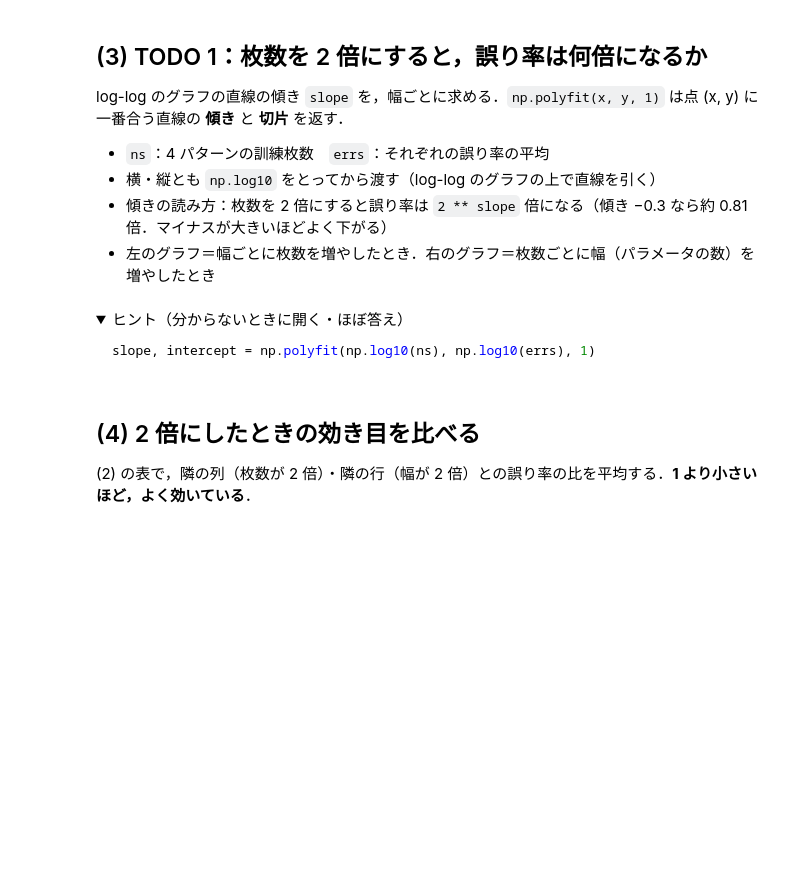
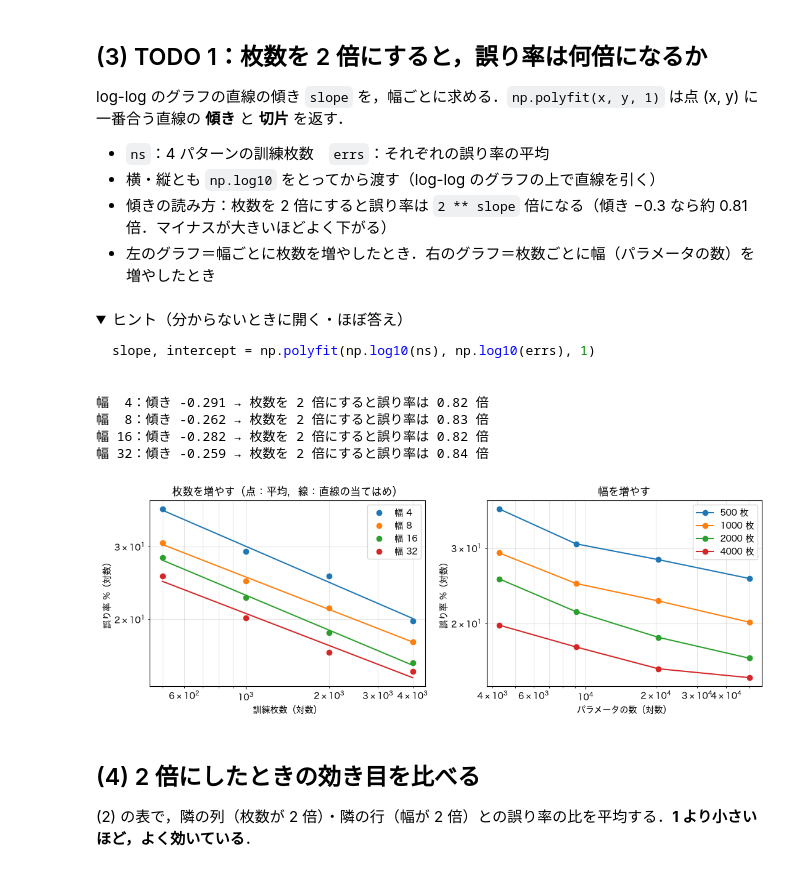
Before and after one commit to Contact-K/2026AI_TD, a Jupyter notebook: course1/day7/ex1.ipynb, the cells around one changed output. Saved outputs shown, nothing was run; the diff lists cells and outputs as text; code cells hidden in the pictures; folded sections open; blank space fills up the shorter version.

```diff
--- a/course1/day7/ex1.ipynb
+++ b/course1/day7/ex1.ipynb
@@ -119,25 +162,31 @@ slope, intercept = np.polyfit(np.log10(ns), np.log10(errs), 1)
 # %%
 todo_check("TODO 1")   # 下の「...」が残っていたら，ここで止まる
 ns = np.array(N_TRAIN)
 fits = {}
 for width in WIDTHS:
     errs = mean.loc[width].to_numpy()
-    slope, intercept = ...   # np.polyfit(横の値, 縦の値, 1)．横・縦とも np.log10 をとってから渡す
+    slope, intercept = np.polyfit(np.log10(ns), np.log10(errs), 1)   # np.polyfit(横の値, 縦の値, 1)．横・縦とも np.log10 をとってから渡す
     fits[width] = (slope, intercept)
     print(f"幅 {width:2d}：傾き {slope:.3f} → 枚数を 2 倍にすると誤り率は {2 ** slope:.2f} 倍")
 
 fig, ax = plt.subplots(1, 2, figsize=(11, 4))
 for width in WIDTHS:
     slope, intercept = fits[width]
     line = ax[0].plot(ns, mean.loc[width], "o", label=f"幅 {width}")[0]
     ax[0].plot(ns, 10 ** (intercept + slope * np.log10(ns)), "-", color=line.get_color())
 for n in N_TRAIN:
     ax[1].plot(params, mean[n], "o-", label=f"{n} 枚")
 for a, xl in zip(ax, ["訓練枚数", "パラメータの数"]):
     a.set_xscale("log"); a.set_yscale("log"); a.set_xlabel(xl + "（対数）"); a.set_ylabel("誤り率 %（対数）")
     a.grid(True, which="both", alpha=0.3); a.legend()
 ax[0].set_title("枚数を増やす（点：平均，線：直線の当てはめ）"); ax[1].set_title("幅を増やす")
 plt.tight_layout(); plt.show()
+# %% [output]
+幅  4：傾き -0.291 → 枚数を 2 倍にすると誤り率は 0.82 倍
+幅  8：傾き -0.262 → 枚数を 2 倍にすると誤り率は 0.83 倍
+幅 16：傾き -0.282 → 枚数を 2 倍にすると誤り率は 0.82 倍
+幅 32：傾き -0.259 → 枚数を 2 倍にすると誤り率は 0.84 倍
+[figure, added]
 # %% [markdown]
 ## (4) 2 倍にしたときの効き目を比べる
 
```
Also changed, not shown: parts of 8 cells of this notebook, 1 other file.
